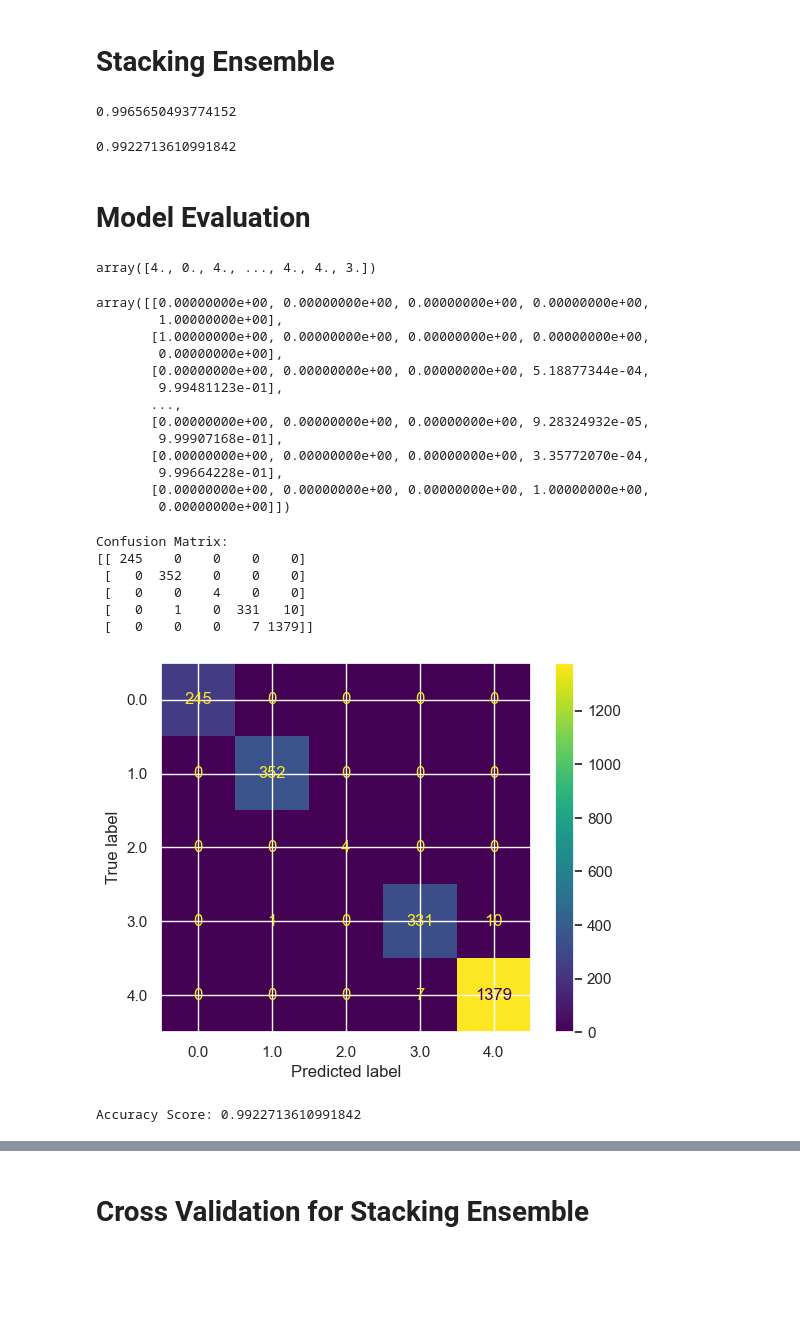
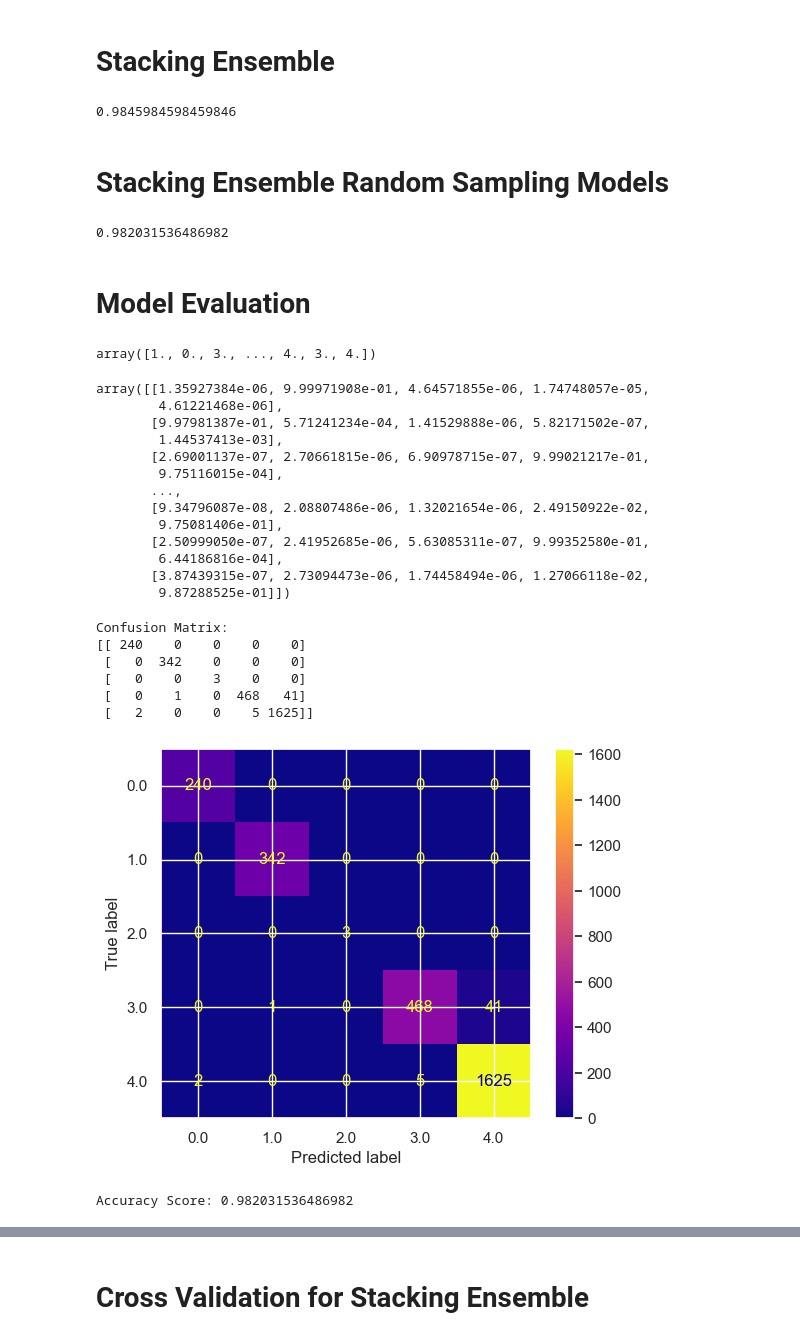
Before and after one commit to NidhiYete/air_quality_prediction, a Jupyter notebook: Ensemble_data_model_main.ipynb, the cells around one changed output, grey strips where cells are left out. Drawn from its saved outputs; the diff is of its cells as text; code cells hidden in the pictures; blank space fills up the shorter version.

```diff
--- a/Ensemble_data_model_main.ipynb
+++ b/Ensemble_data_model_main.ipynb
@@ -329,6 +330,6 @@ plt.show()
 # %%
 # Particulate Matter 10 Emission
-sns.set(style="darkgrid")
+#sns.set(style="darkgrid")
 plt.figure(figsize=(12, 5))
 
 # Use Seaborn's lineplot with 'hue' for different cities
@@ -1143,26 +1168,28 @@ st_model = StackingClassifier(estimators=[('rf', rf_model),
                                      ('svm', svm_model),
                                      ('nb', nb_model),
                                      ('knn', knn_model),
-                                     ('mlp',mlp_model)], final_estimator=RandomForestClassifier())
+                                     ('mlp',mlp_model)], final_estimator=MLPClassifier())
 # Train the classifier on the training set
 st_model.fit(X_train, y_train)
 # Evaluate the accuracy of the classifier
 st_model.score(X_test, y_test)
 # %% [output]
-0.9965650493774152
+0.9845984598459846
+# %% [markdown]
+# Stacking Ensemble Random Sampling Models
 # %%
 # Create a stacking classifier with base and meta classifiers
 model_st = StackingClassifier(estimators=[('rf', rf_pipeline),
                                      ('svm', svm_pipeline),
                                      ('nb', nb_pipeline),
                                      ('knn', knn_pipeline),
-                                     ('mlp',mlp_pipeline)], final_estimator=RandomForestClassifier())
+                                     ('mlp',mlp_pipeline)], final_estimator=MLPClassifier())
 # Train the classifier on the training set
 model_st.fit(X_train, y_train)
 # Evaluate the accuracy of the classifier
 model_st.score(X_test, y_test)
 # %% [output]
-0.9922713610991842
+0.982031536486982
 # %% [markdown]
 # Model Evaluation
 # %%
@@ -1170,25 +1197,25 @@ model_st.score(X_test, y_test)
 st_pred = model_st.predict(X_test)
 st_pred
 # %% [output]
-array([4., 0., 4., ..., 4., 4., 3.])
+array([1., 0., 3., ..., 4., 3., 4.])
 # %%
 # probability
 st_proba = model_st.predict_proba(X_test)
 st_proba
 # %% [output]
-array([[0.00000000e+00, 0.00000000e+00, 0.00000000e+00, 0.00000000e+00,
-        1.00000000e+00],
-       [1.00000000e+00, 0.00000000e+00, 0.00000000e+00, 0.00000000e+00,
-        0.00000000e+00],
-       [0.00000000e+00, 0.00000000e+00, 0.00000000e+00, 5.18877344e-04,
-        9.99481123e-01],
+array([[1.35927384e-06, 9.99971908e-01, 4.64571855e-06, 1.74748057e-05,
+        4.61221468e-06],
+       [9.97981387e-01, 5.71241234e-04, 1.41529888e-06, 5.82171502e-07,
+        1.44537413e-03],
+       [2.69001137e-07, 2.70661815e-06, 6.90978715e-07, 9.99021217e-01,
+        9.75116015e-04],
        ...,
-       [0.00000000e+00, 0.00000000e+00, 0.00000000e+00, 9.28324932e-05,
-        9.99907168e-01],
-       [0.00000000e+00, 0.00000000e+00, 0.00000000e+00, 3.35772070e-04,
-        9.99664228e-01],
-       [0.00000000e+00, 0.00000000e+00, 0.00000000e+00, 1.00000000e+00,
-        0.00000000e+00]])
+       [9.34796087e-08, 2.08807486e-06, 1.32021654e-06, 2.49150922e-02,
+        9.75081406e-01],
+       [2.50999050e-07, 2.41952685e-06, 5.63085311e-07, 9.99352580e-01,
+        6.44186816e-04],
+       [3.87439315e-07, 2.73094473e-06, 1.74458494e-06, 1.27066118e-02,
+        9.87288525e-01]])
 # %%
 # Confusion Matrix
 conf_mat = confusion_matrix(y_test, st_pred, labels = model_st.classes_)
@@ -1196,25 +1223,26 @@ print("Confusion Matrix:")
 print(conf_mat)
 # %% [output]
 Confusion Matrix:
-[[ 245    0    0    0    0]
- [   0  352    0    0    0]
- [   0    0    4    0    0]
- [   0    1    0  331   10]
- [   0    0    0    7 1379]]
+[[ 240    0    0    0    0]
+ [   0  342    0    0    0]
+ [   0    0    3    0    0]
+ [   0    1    0  468   41]
+ [   2    0    0    5 1625]]
 # %%
 # display confusion matrix
 st_disp = ConfusionMatrixDisplay(confusion_matrix = conf_mat,
                                  display_labels = model_st.classes_)
-st_disp.plot()
+st_disp.plot(cmap=plt.cm.plasma)
+#st_disp.plot()
 plt.show()
 # %% [output]
-[figure, old version]
+[figure, new version]
 # %%
 # Accuracy Score
 stacking_accuracy = accuracy_score(y_test, st_pred)
 print("Accuracy Score:", stacking_accuracy)
 # %% [output]
-Accuracy Score: 0.9922713610991842
+Accuracy Score: 0.982031536486982
 # %%
 # ROC-AUC Score
 roc_auc = roc_auc_score(y_test, st_proba, multi_class='ovr')
```
Also changed, not shown: parts of 73 cells of this notebook, 7 other files.
